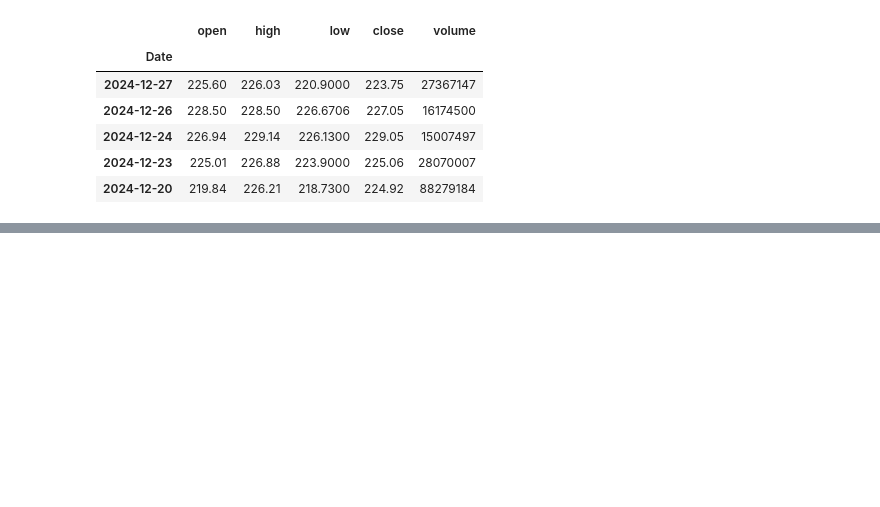
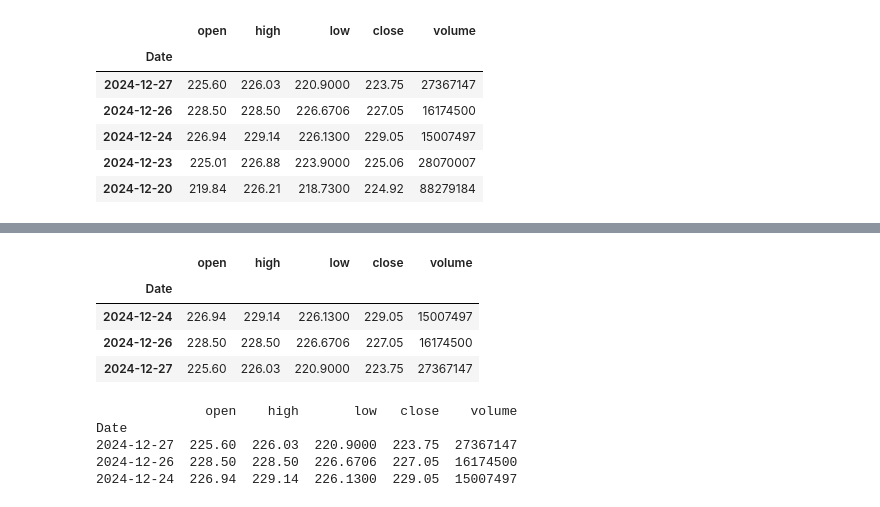
Before and after one commit to aga5711/data-science-kurs, a Jupyter notebook: kurs_pandas_cs1.ipynb, the cells around one changed output, grey strips where cells are left out. Drawn from its saved outputs; the diff is of its cells as text; code cells hidden in the pictures; blank space fills up the shorter version.

```diff
--- a/kurs_pandas_cs1.ipynb
+++ b/kurs_pandas_cs1.ipynb
@@ -124,0 +129,16 @@ df[['open']]
+# %%
+df.sort_index(ascending=True)
+# %% [output]
+|  | open | high | low | close | volume |
+| Date |  |  |  |  |  |
+| 2024-12-24 | 226.94 | 229.14 | 226.1300 | 229.05 | 15007497 |
+| 2024-12-26 | 228.50 | 228.50 | 226.6706 | 227.05 | 16174500 |
+| 2024-12-27 | 225.60 | 226.03 | 220.9000 | 223.75 | 27367147 |
+# %%
+print(df)
+# %% [output]
+              open    high       low   close    volume
+Date
+2024-12-27  225.60  226.03  220.9000  223.75  27367147
+2024-12-26  228.50  228.50  226.6706  227.05  16174500
+2024-12-24  226.94  229.14  226.1300  229.05  15007497
```
Also changed, not shown: parts of 5 cells of this notebook.
